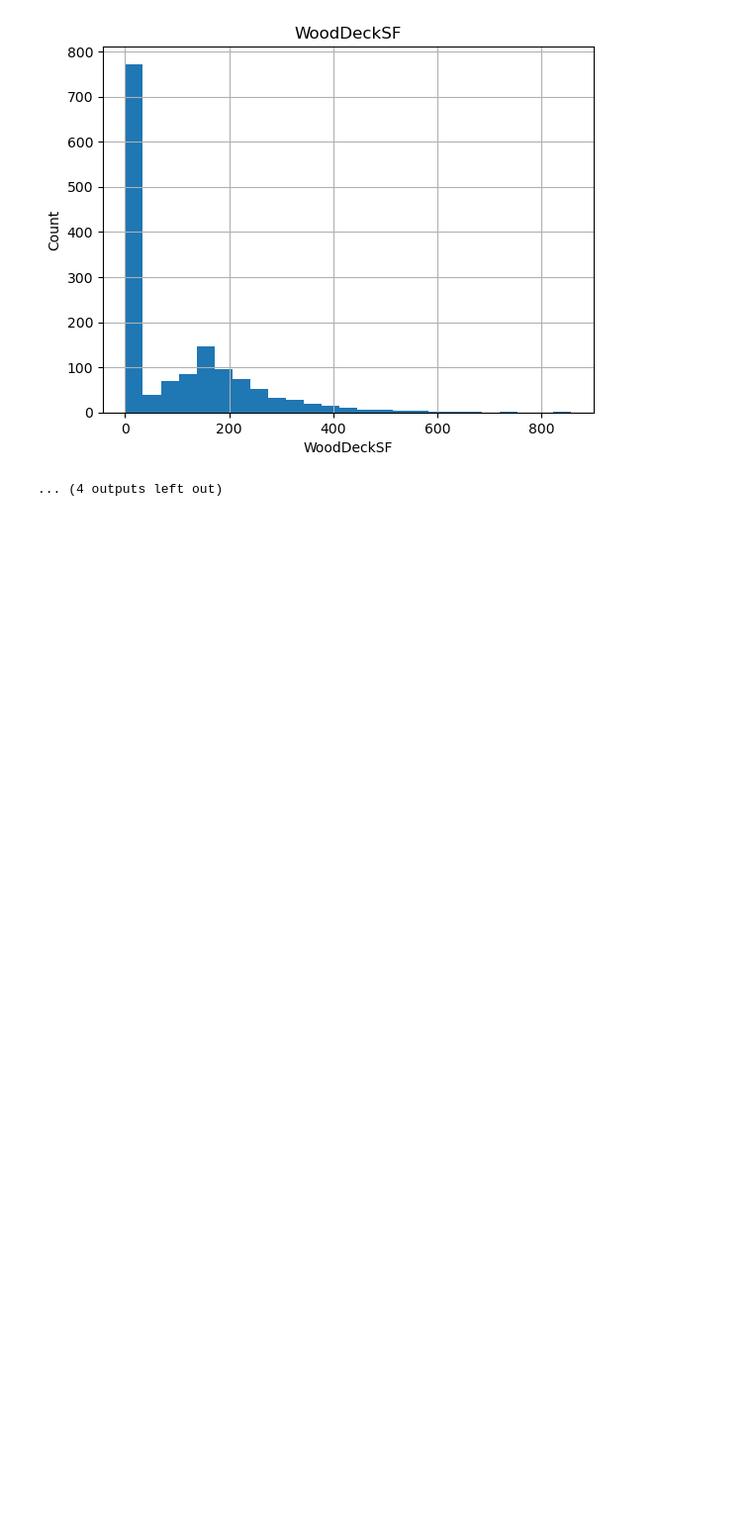
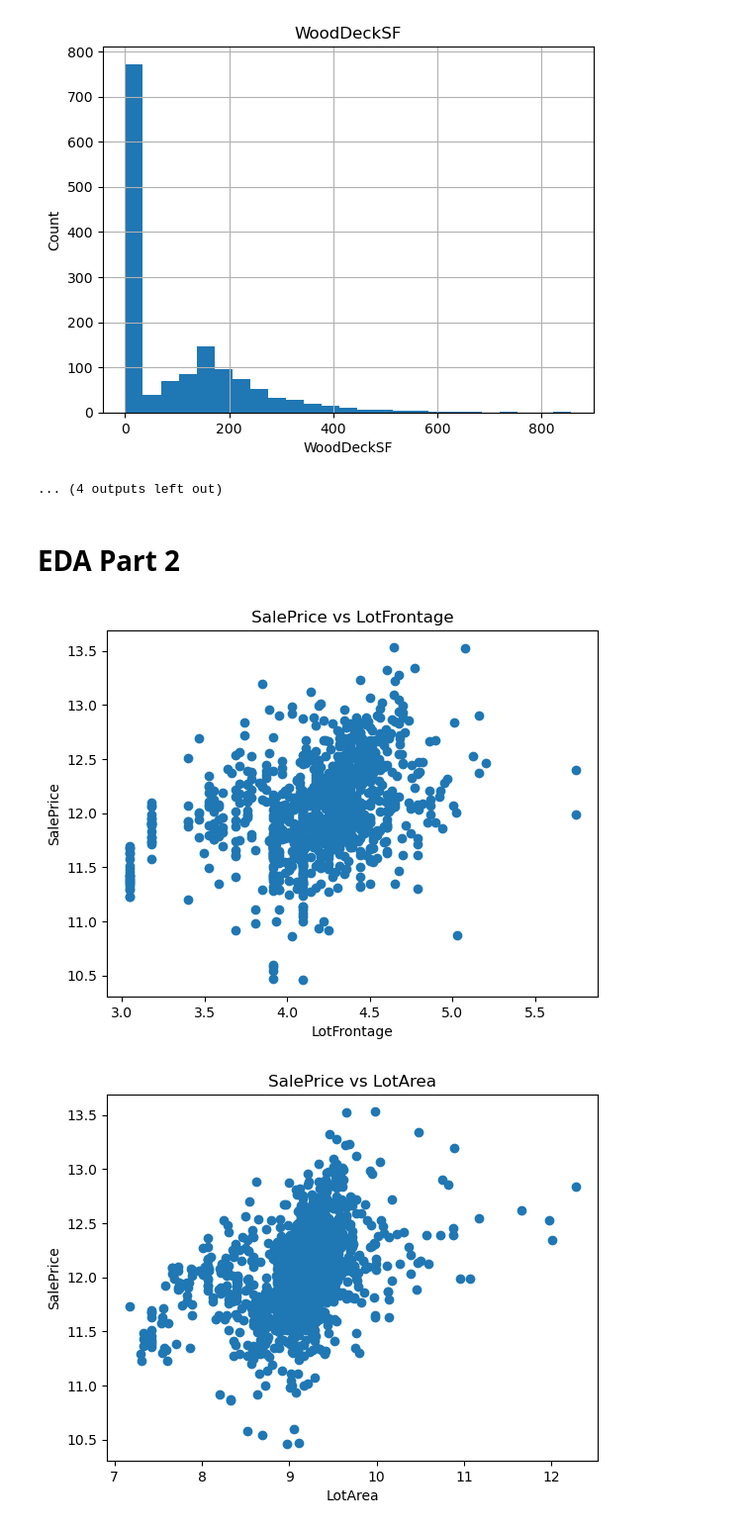
Before and after one commit to Di0g0PC/Machine-Learning-Algorithms--Tutorials, a Jupyter notebook: PREDICT_HOUSES_PRICES/HOUSES_PRICES.ipynb, the cells around one changed output. Shown at 99% size. Saved outputs shown, nothing was run; the diff lists cells and outputs as text; code cells hidden in the pictures; blank space fills up the shorter version.

Commit message:
EDA part 2 - Project Example - House Price Prediction

```diff
--- a/PREDICT_HOUSES_PRICES/HOUSES_PRICES.ipynb
+++ b/PREDICT_HOUSES_PRICES/HOUSES_PRICES.ipynb
@@ -233,12 +233,12 @@ for feature in discrete_features:
 # %% [markdown]
 **Numerical Continuos Variables**
 # %%
-continuos_feture = [feature for feature in numerical_columns if feature not in discrete_features+year_feature+['Id']]
-print(f'Continuos variables count: {len(continuos_feture)}')
+continuos_feature = [feature for feature in numerical_columns if feature not in discrete_features+year_feature+['Id']]
+print(f'Continuos variables count: {len(continuos_feature)}')
 # %% [output]
 Continuos variables count: 16
 # %%
-for feature in continuos_feture:
+for feature in continuos_feature:
     data = dataset[[feature]].copy()
     data[feature].hist(bins=25)
     plt.xlabel(feature)
@@ -259,3 +259,25 @@ for feature in continuos_feture:
 [figure]
 [figure]
 ... (4 outputs left out)
+# %% [markdown]
+# **EDA Part 2**
+# %%
+##Como só uma varaivel parece seguir uma distribuição normal, vamos aplicar uma transformação logartimica
+##Vamos reduzir as caudas à direita ou à esquerda
+## We'll be using logartimic transformation
+
+for feature in continuos_feature:
+    data = dataset.copy()
+    if 0 in data[feature].unique():
+        pass
+    else:
+        data[feature] = np.log(data[feature])
+        data['SalePrice'] = np.log(data['SalePrice'])
+        plt.scatter(data[feature],data['SalePrice'])
+        plt.xlabel(feature)
+        plt.ylabel('SalePrice')
+        plt.title(f'SalePrice vs {feature}')
+        plt.show()
+# %% [output]
+[figure, added]
+[figure, added]
```
Also changed, not shown: parts of 9 cells of this notebook.
